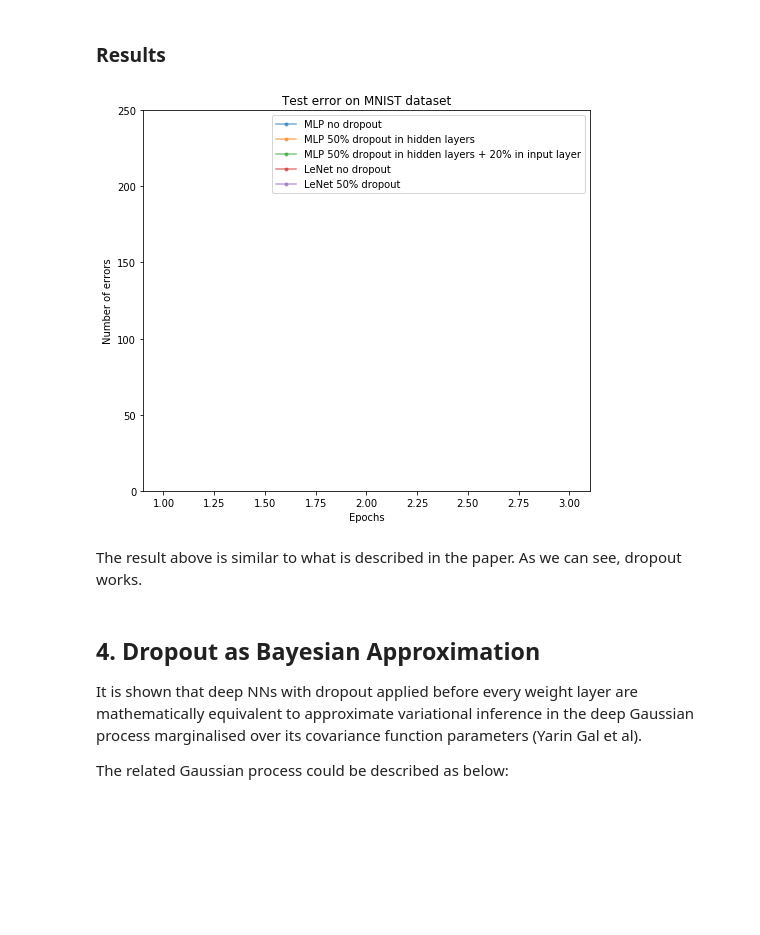
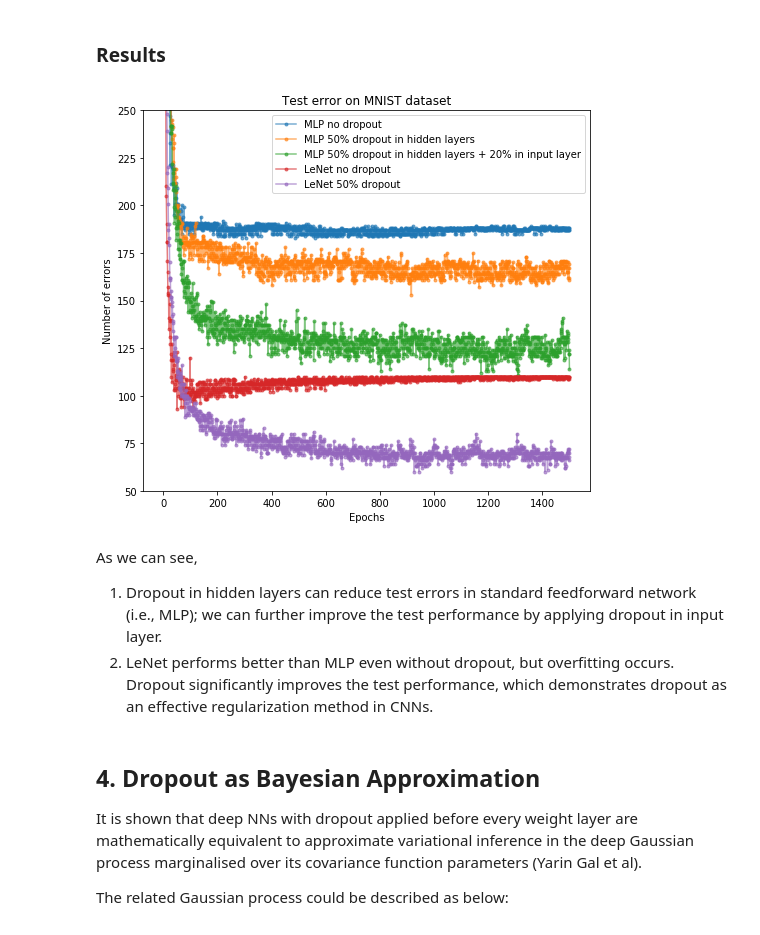
Before and after one commit to xuwd11/Dropout_Tutorial_in_PyTorch, a Jupyter notebook: mnist/mnist_pytorch.ipynb, the cells around one changed output. Drawn from its saved outputs; the diff is of its cells as text; code cells hidden in the pictures; blank space fills up the shorter version.

Commit message:
updated results

```diff
--- a/mnist/mnist_pytorch.ipynb
+++ b/mnist/mnist_pytorch.ipynb
@@ -361,24 +363,26 @@ IO('results/mnist_lenet1_errors.pkl').to_pickle(results)
 # %%
 results = IO('results/mnist_mlp1_errors.pkl').read_pickle()\
 + IO('results/mnist_lenet1_errors.pkl').read_pickle()
 labels = ['MLP no dropout',
           'MLP 50% dropout in hidden layers',
           'MLP 50% dropout in hidden layers + 20% in input layer',
           'LeNet no dropout',
           'LeNet 50% dropout']
 
 plt.figure(figsize=(8, 7))
 for i, r in enumerate(results):
     plt.plot(range(1, len(r[2])+1), r[2], '.-', label=labels[i], alpha=0.6);
-plt.ylim([0, 250]);
+plt.ylim([50, 250]);
 plt.legend(loc=1);
 plt.xlabel('Epochs');
 plt.ylabel('Number of errors');
 plt.title('Test error on MNIST dataset');
 # %% [output]
-[figure, old version]
+[figure, new version]
-# %% [markdown]
-The result above is similar to what is described in the paper. As we can see, dropout works.
+# %% [markdown]
+As we can see,
+1. Dropout in hidden layers can reduce test errors in standard feedforward network (i.e., MLP); we can further improve the test performance by applying dropout in input layer.
+2. LeNet performs better than MLP even without dropout, but overfitting occurs. Dropout significantly improves the test performance, which demonstrates dropout as an effective regularization method in CNNs.
 # %% [markdown]
 ## 4. Dropout as Bayesian Approximation
 It is shown that deep NNs with dropout applied before every weight layer are mathematically equivalent to approximate variational inference in the deep Gaussian process marginalised over its covariance function parameters (Yarin Gal et al).
```
Also changed, not shown: parts of 14 cells of this notebook, 3 other files.
